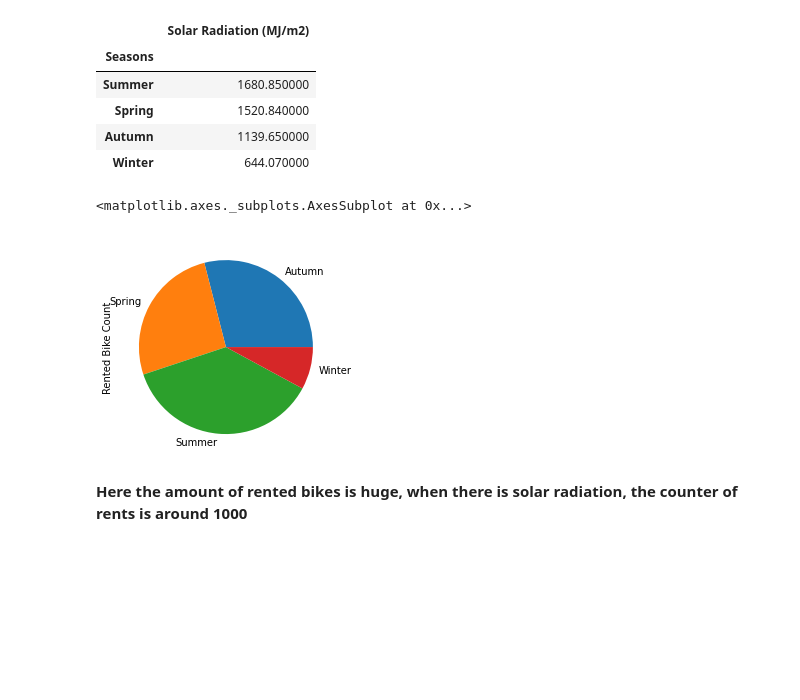
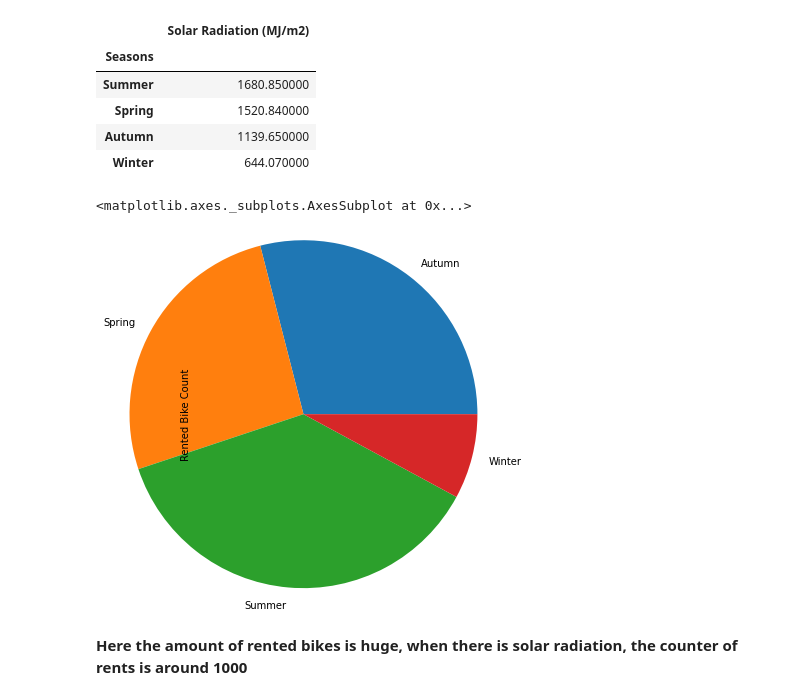
Before and after one commit to rohitrv8922/Bike-Sharing-Demand-Prediction, a Jupyter notebook: ROHIT_VERMA_(Bike_Sharing_Demand_Prediction_Capstone_Project).ipynb, the cells around one changed output. Saved outputs shown, nothing was run; the diff lists cells and outputs as text; code cells hidden in the pictures; blank space fills up the shorter version.

```diff
--- a/ROHIT_VERMA_(Bike_Sharing_Demand_Prediction_Capstone_Project).ipynb
+++ b/ROHIT_VERMA_(Bike_Sharing_Demand_Prediction_Capstone_Project).ipynb
@@ -276,10 +273,10 @@ df1VizSolarRadiation.style.background_gradient(cmap=sns.light_palette("red", as_
 | Autumn | 1139.650000 |
 | Winter | 644.070000 |
 # %%
-bike_data.groupby('Seasons').sum()['Rented Bike Count'].plot.pie()
+bike_data.groupby('Seasons').sum()['Rented Bike Count'].plot.pie(radius=2)
 # %% [output]
 <matplotlib.axes._subplots.AxesSubplot at 0x...>
-[figure, old version]
+[figure, new version]
 # %% [markdown]
 **Here the amount of rented bikes is huge, when there is solar radiation, the counter of rents is around 1000**
 # %%
```
Also changed, not shown: parts of 36 cells of this notebook.
